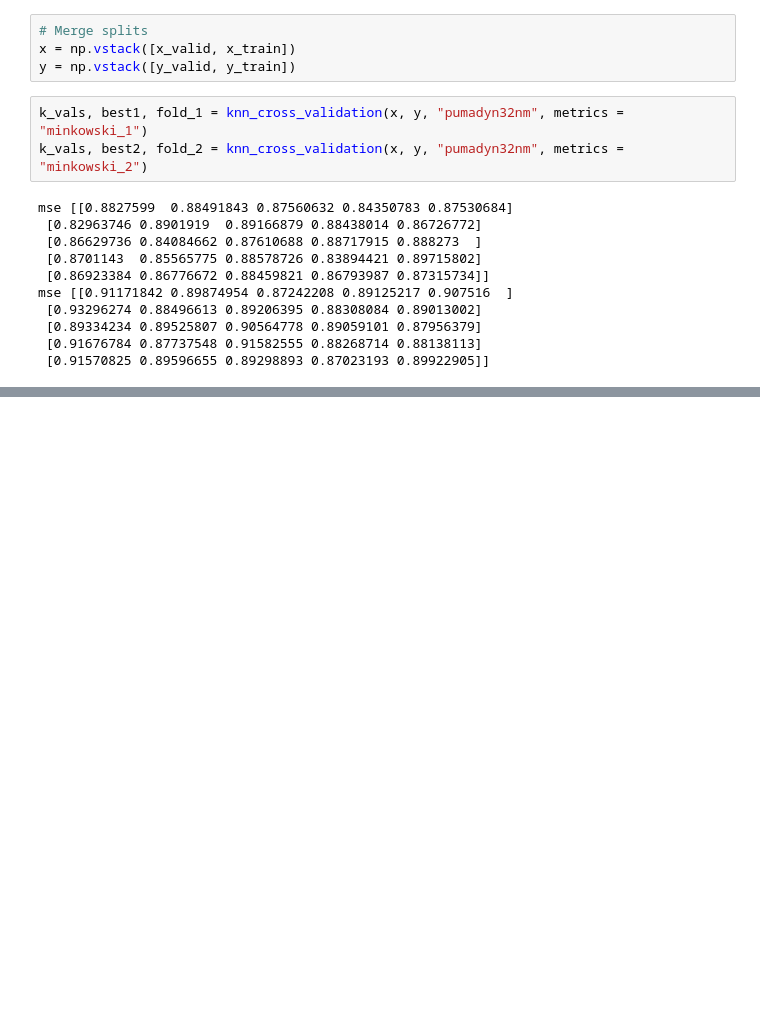
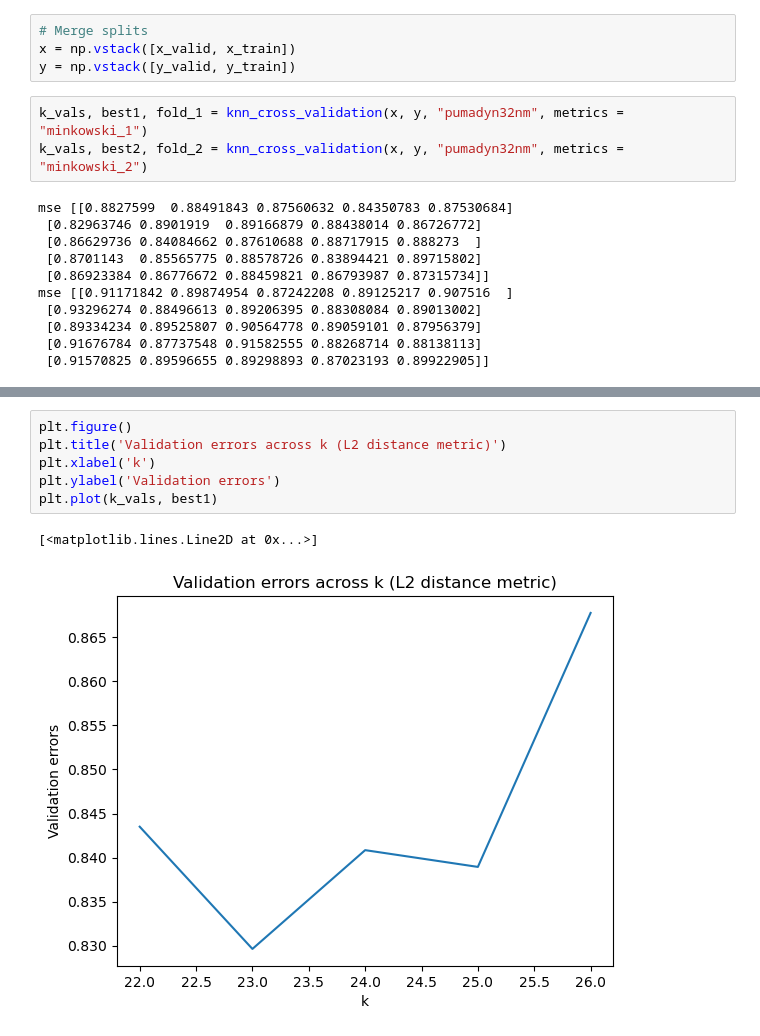
Before and after one commit to CathyF9600/Introduction-to-Learning-from-Data-A1, a Jupyter notebook: A1_1.ipynb, the cells around one changed output, grey strips where cells are left out. Drawn from its saved outputs; the diff is of its cells as text; blank space fills up the shorter version.

```diff
--- a/A1_1.ipynb
+++ b/A1_1.ipynb
@@ -292,0 +352,9 @@ The test error for the best model is: 1.021238
+# %%
+plt.figure()
+plt.title('Validation errors across k (L2 distance metric)')
+plt.xlabel('k')
+plt.ylabel('Validation errors')
+plt.plot(k_vals, best1)
+# %% [output]
+[<matplotlib.lines.Line2D at 0x...>]
+[figure, added]
```
Also changed, not shown: parts of 8 cells of this notebook.
